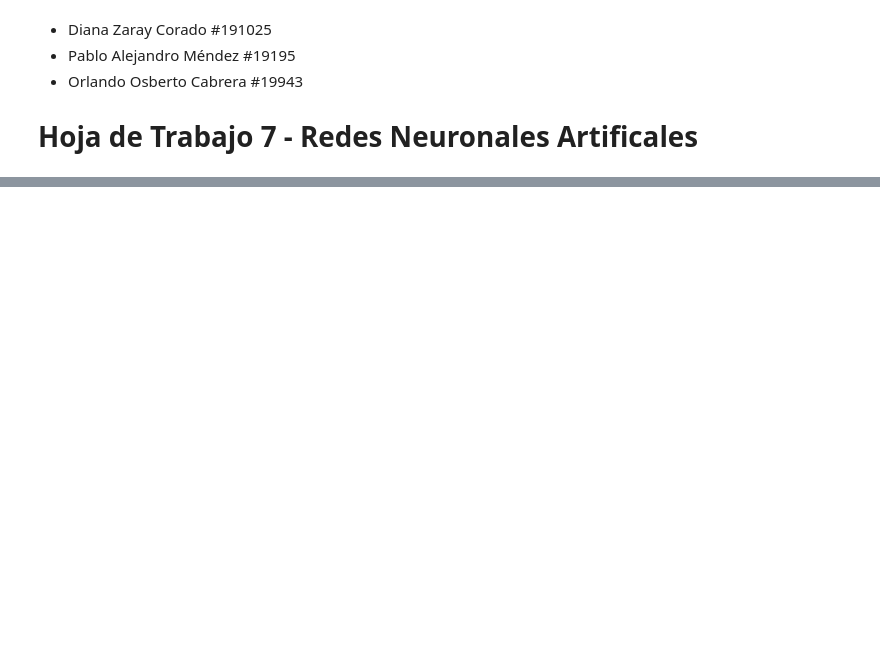
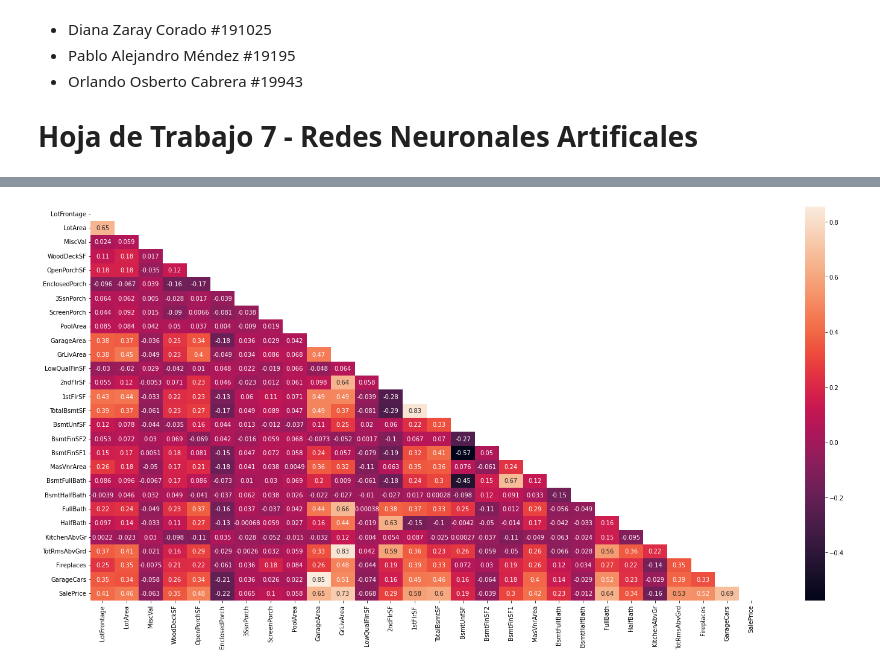
Before and after one commit to DiaZa13/data_mining, a Jupyter notebook: hoja07/neural_networks.ipynb, the cells around one changed output, grey strips where cells are left out. Cells and saved outputs as stored; diff of their text form; code cells hidden in the pictures; blank space fills up the shorter version.

Commit message:
Realizando el análisis de datos para hacer la parte de las redes

```diff
--- a/hoja07/neural_networks.ipynb
+++ b/hoja07/neural_networks.ipynb
@@ -49,0 +75,8 @@ cuantitative = [
+# %%
+train = pd.read_csv("./train.csv")
+train_shape = train.shape
+
+# Resumen de los datos
+head = train.head().style.set_properties(**{'text-align': 'center'})
+display(head)
+del head
@@ -49,0 +127,11 @@ cuantitative = [
+# %%
+cuantitative_data = train[cuantitative]
+correlation = cuantitative_data.corr(method = 'spearman')
+plt.figure(figsize=(25,12))
+matrix = np.triu(correlation)
+sns.heatmap(correlation, annot=True, mask=matrix)
+plt.show()
+
+del correlation, cuantitative_data, matrix
+# %% [output]
+[figure, added]
```
Also changed, not shown: parts of 17 cells of this notebook.
